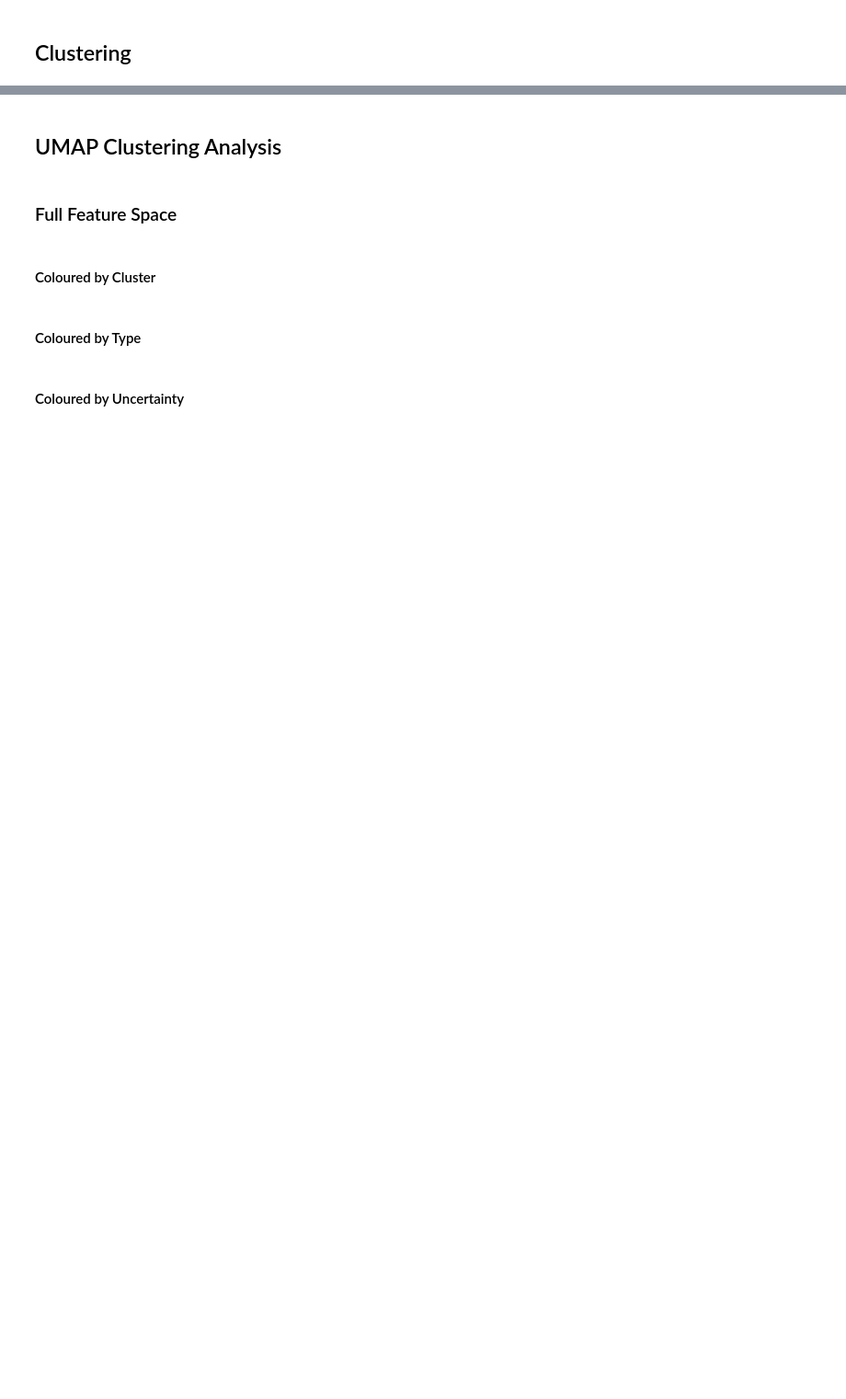
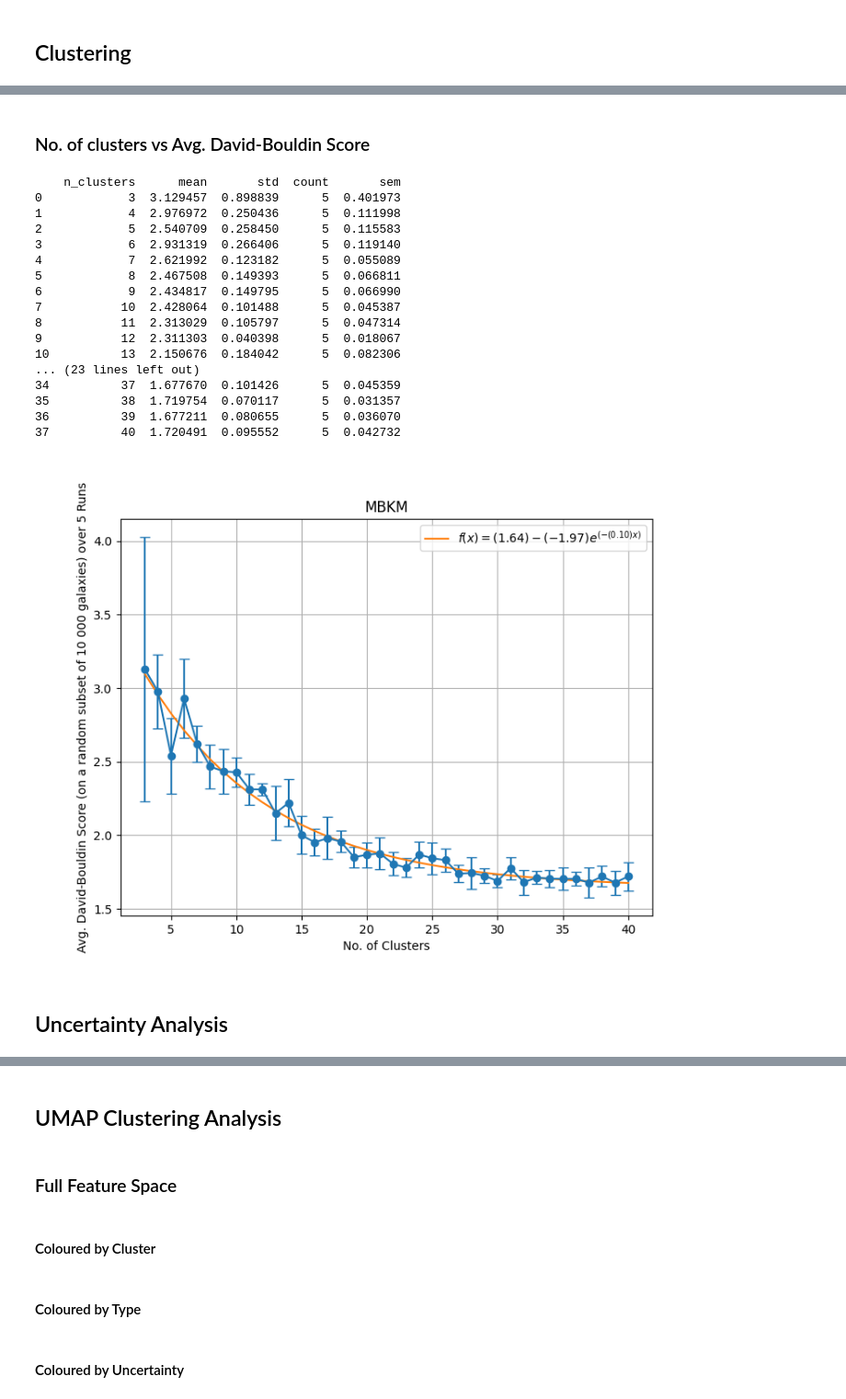
Before and after one commit to Kirstyelli-Work/MSc_Project, a Jupyter notebook: GZD_5_Classification.ipynb, the cells around one changed output, grey strips where cells are left out. Shown at 92% size. Cells and saved outputs as stored; diff of their text form; code cells hidden in the pictures; blank space fills up the shorter version.

Commit message:
Added silhoutte and david-bouldin metrics

```diff
--- a/GZD_5_Classification.ipynb
+++ b/GZD_5_Classification.ipynb
@@ -224 +414,48 @@ Clusters with less than 50% dominant type: [2 6]
+# %% [markdown]
+### No. of clusters vs Avg. David-Bouldin Score
+# %%
+# Group the results by number of clusters
+david_summary = results.groupby("n_clusters")["david_bouldin"]
+# Calculate mean, std, and count of silhouette
+david_summary = david_summary.agg(["mean", "std", "count"])
+david_summary = david_summary.reset_index()
+# Calculate standard error of the mean (SEM)
+david_summary["sem"] = david_summary["std"] / np.sqrt(david_summary["count"])
+print(david_summary)
+
+popt, pcov = curve_fit(f_x, david_summary["n_clusters"], david_summary["mean"], p0=[1.5, -2, 0.1])
+a,b,c = popt
+
+plt.close('all')
+
+plt.figure(figsize=(8, 6))
+plt.errorbar(david_summary["n_clusters"], david_summary["mean"], yerr=david_summary["std"], fmt="o-", capsize=4)
+plt.plot(david_summary["n_clusters"], f_x(david_summary["n_clusters"], *popt), label=f'$f(x) = ({a:.2f}) - ({b:.2f})e^{{(-({c:.2f})x)}}$')
+plt.xlabel("No. of Clusters")
+plt.ylabel(f"Avg. David-Bouldin Score (on a random subset of 10 000 galaxies) over {no_of_runs} Runs")
+plt.grid()
+plt.legend()
+plt.title(f'{method}')
+plt.show()
+# %% [output]
+    n_clusters      mean       std  count       sem
+0            3  3.129457  0.898839      5  0.401973
+1            4  2.976972  0.250436      5  0.111998
+2            5  2.540709  0.258450      5  0.115583
+3            6  2.931319  0.266406      5  0.119140
+4            7  2.621992  0.123182      5  0.055089
+5            8  2.467508  0.149393      5  0.066811
+6            9  2.434817  0.149795      5  0.066990
+7           10  2.428064  0.101488      5  0.045387
+8           11  2.313029  0.105797      5  0.047314
+9           12  2.311303  0.040398      5  0.018067
+10          13  2.150676  0.184042      5  0.082306
+... (23 lines left out)
+34          37  1.677670  0.101426      5  0.045359
+35          38  1.719754  0.070117      5  0.031357
+36          39  1.677211  0.080655      5  0.036070
+37          40  1.720491  0.095552      5  0.042732
+[figure, added]
+# %% [markdown]
+## Uncertainty Analysis
 # %%
```
Also changed, not shown: parts of 18 cells of this notebook, 1 other file.
